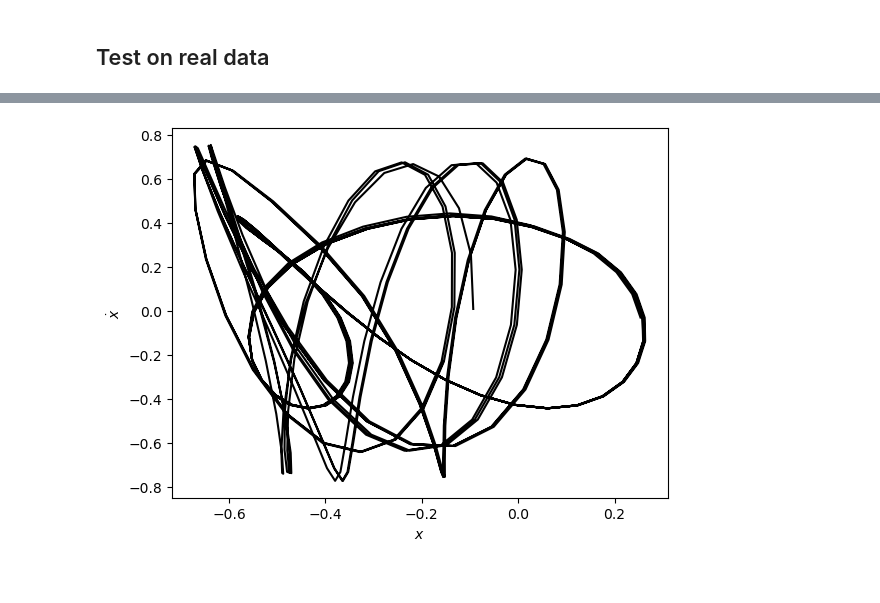
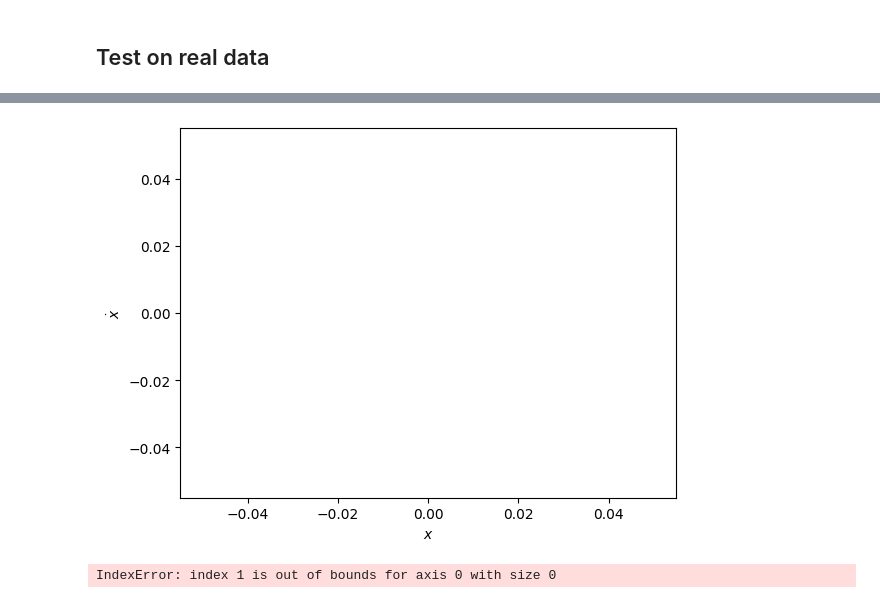
Before and after one commit to flnt/SSMLearnPy, a Jupyter notebook: examples/verysimple_SSMLearnPy.ipynb, the cells around one changed output, grey strips where cells are left out. Drawn from its saved outputs; the diff is of its cells as text; code cells hidden in the pictures.

```diff
--- a/examples/verysimple_SSMLearnPy.ipynb
+++ b/examples/verysimple_SSMLearnPy.ipynb
@@ -431,19 +436,23 @@ v_a0f0 = loadtxt("./velocities/VEL_OIL1_dia1.80e-03_pos5.10e-03_vel6.50e-02_amp0
 l1 = 200
 l2 = len(a1f2[:,0])
 # %%
-_trajectories = [ [a2f6[l1:l2, 2], v_a2f6[l1:l2, 3]] - np.array([1,0]).reshape(-1,1),\
-                  [a3f4[l1:l2, 2], v_a2f4[l1:l2, 3]] - np.array([1,0]).reshape(-1,1) ]
-_times = [a1f2[l1:l2,0], a1f2[l1:l2,0]]
+_trajectories = [ [a0f0[l1:l2, 2], v_a0f0[l1:l2, 3]] - np.array([1,0]).reshape(-1,1)]
+_times = [a0f0[l1:l2,0]]
 # %%
+tmp = 0
 plt.xlabel('$x$')
 plt.ylabel('$\\dot{x}$')
 for t in _trajectories:
-    plt.plot(t[0,:], t[1,:], '-', c='black')
+    if tmp == 0:
+        plt.plot(t[0,:], t[1,:], '-', c='blue')
+        tmp+=1
+    else:
+        plt.plot(t[0,:], t[1,:], '-', c='red')
 # %% [output]
-[figure, old version]
+[figure, new version]
 # %%
 # Order
-_polyDeg = 5
+_polyDeg = 3
 # Degrees of freedom
 _ndofs = 1
 
@@ -468,3 +477,5 @@ _res = least_squares(_objectiv, _initial_guess, jac='2-point', method='lm')
 _d = normalform.unpack_optimized_coeffs(_res.x, _ndofs, _nf, _n_unknowns_dynamics, _n_unknowns_transformation)
 
 _trf, _dyn = normalform.wrap_optimized_coefficients(_ndofs, _nf, _polyDeg, _d )
+# %% [output]
+IndexError: index 1 is out of bounds for axis 0 with size 0
```
Also changed, not shown: parts of 12 cells of this notebook, 7 other files.
